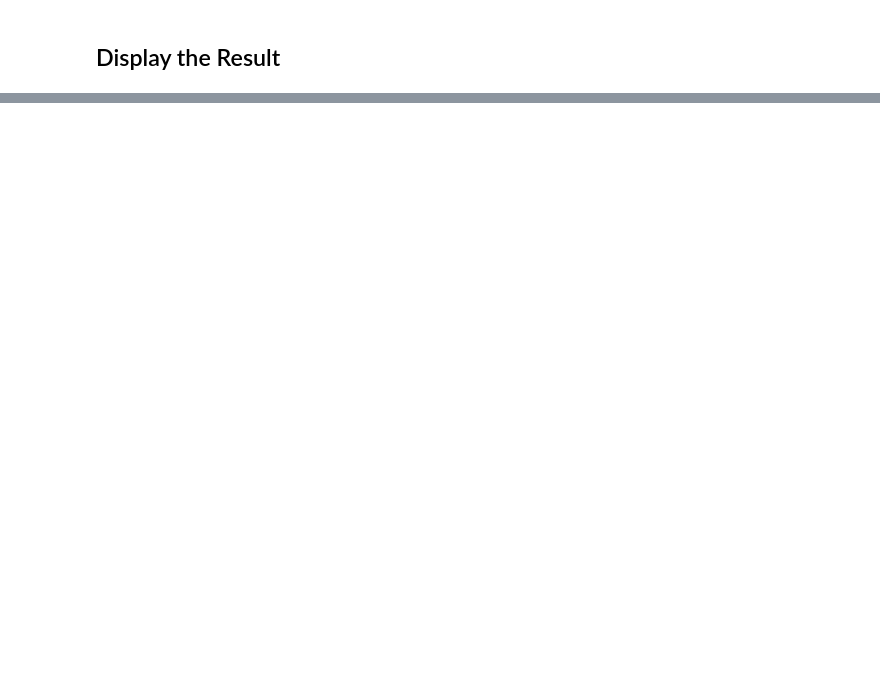
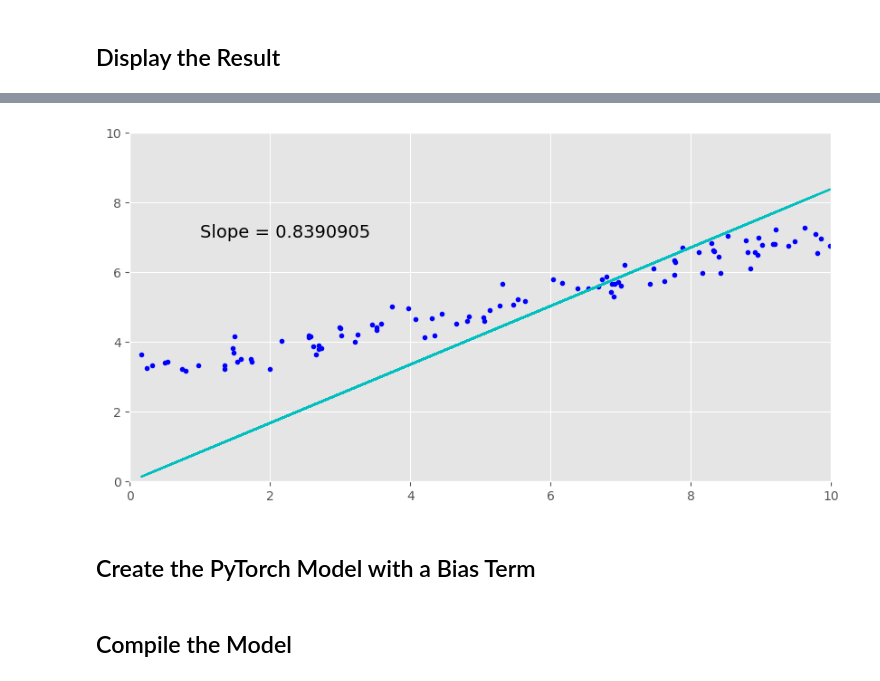
Before and after one commit to woo-kyu/woo-kyu.github.io, a Jupyter notebook: _posts/ML-Experiment/jupyter/fitting-straight-line-using-the-normal-equations.ipynb, the cells around one changed output, grey strips where cells are left out. Cells and saved outputs as stored; diff of their text form; code cells hidden in the pictures; blank space fills up the shorter version.

```diff
--- a/_posts/ML-Experiment/jupyter/fitting-straight-line-using-the-normal-equations.ipynb
+++ b/_posts/ML-Experiment/jupyter/fitting-straight-line-using-the-normal-equations.ipynb
@@ -122,0 +176,11 @@ Text(0, 0.5, 'y')
+# %%
+plt.plot(X, y, 'b.')
+plt.plot(X, pred_y, 'c-')
+plt.text(1, 7.0, 'Slope = ' + str(slope[0].numpy()), fontsize = 14)
+plt.xlim(0, 10)
+plt.ylim(0, 10)
+plt.show()
+# %% [output]
+[figure, added]
+# %% [markdown]
+## Create the PyTorch Model with a Bias Term
@@ -122,0 +189,2 @@ Text(0, 0.5, 'y')
+# %% [markdown]
+## Compile the Model
```
Also changed, not shown: parts of 21 cells of this notebook, 13 other files.
